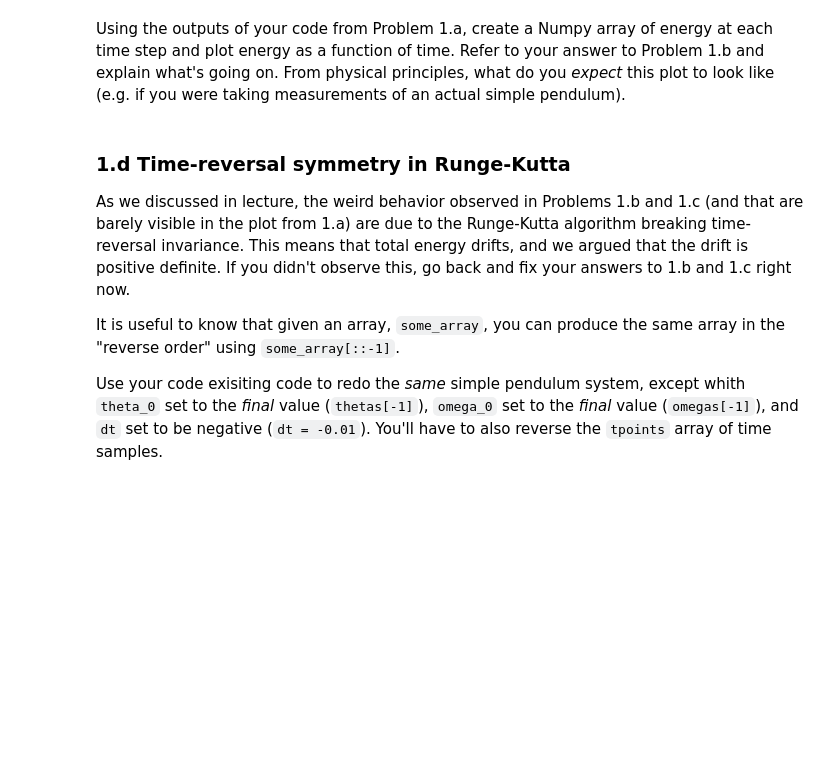
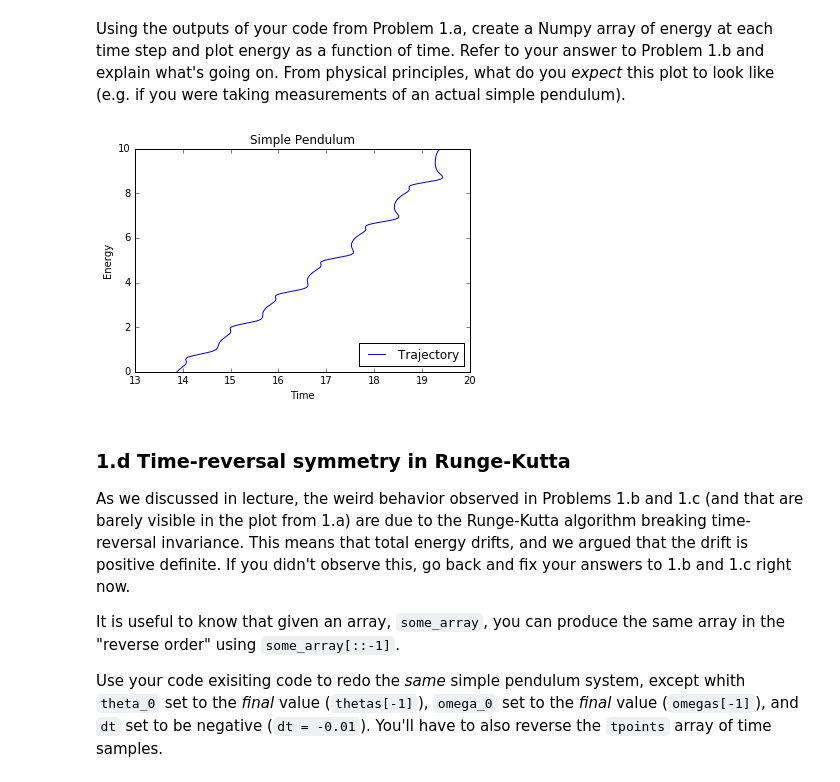
Before and after one commit to whick002/Homework04, a Jupyter notebook: Homework 4 .ipynb, the cells around one changed output. Saved outputs shown, nothing was run; the diff lists cells and outputs as text; code cells hidden in the pictures; blank space fills up the shorter version.

```diff
--- a/Homework 4 .ipynb
+++ b/Homework 4 .ipynb
@@ -161,3 +175,18 @@ m = 1.0
+# %%
+from numpy import cos as cos
+m = 1.0
+momenta=m*ell*omegas
+energies=(momenta**2)/(2*m)+m*g*ell*(1-cos(thetas))
+m=1
+
+plt.plot(energies, times, label='Trajectory')
+plt.title("Simple Pendulum")
+plt.xlabel('Time')
+plt.ylabel('Energy')
+plt.legend(loc='lower right')
+plt.show()
+# %% [output]
+[figure, added]
 # %% [markdown]
 ### 1.d Time-reversal symmetry in Runge-Kutta
 
```
Also changed, not shown: parts of 20 cells of this notebook.
